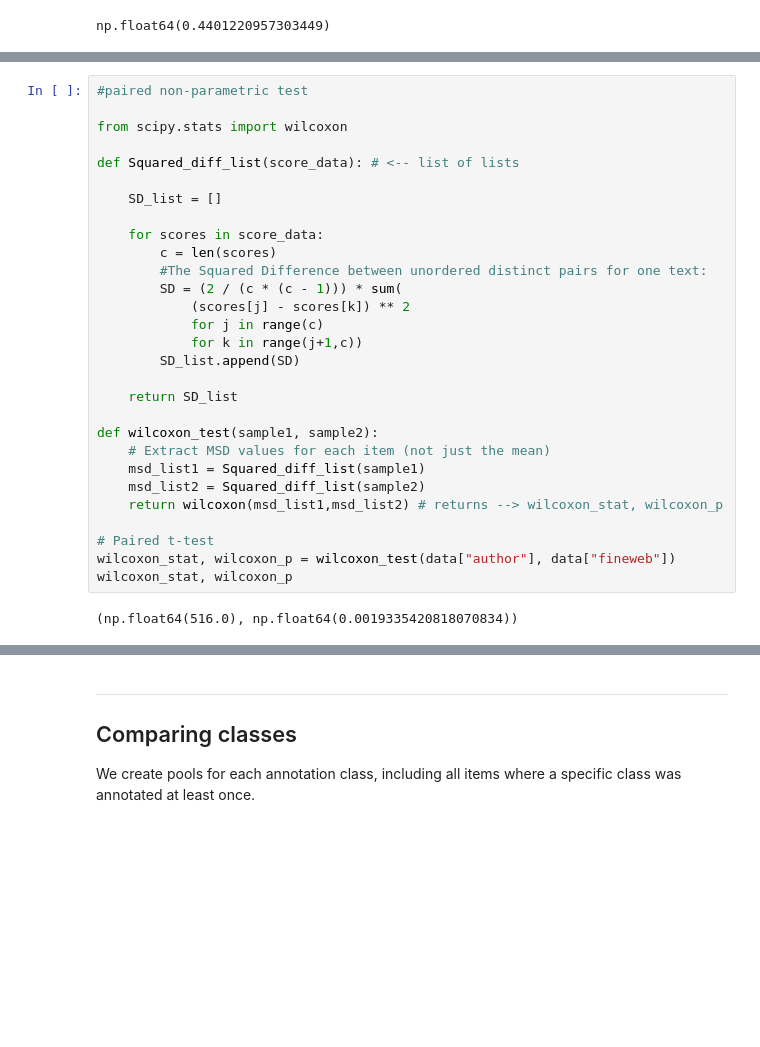
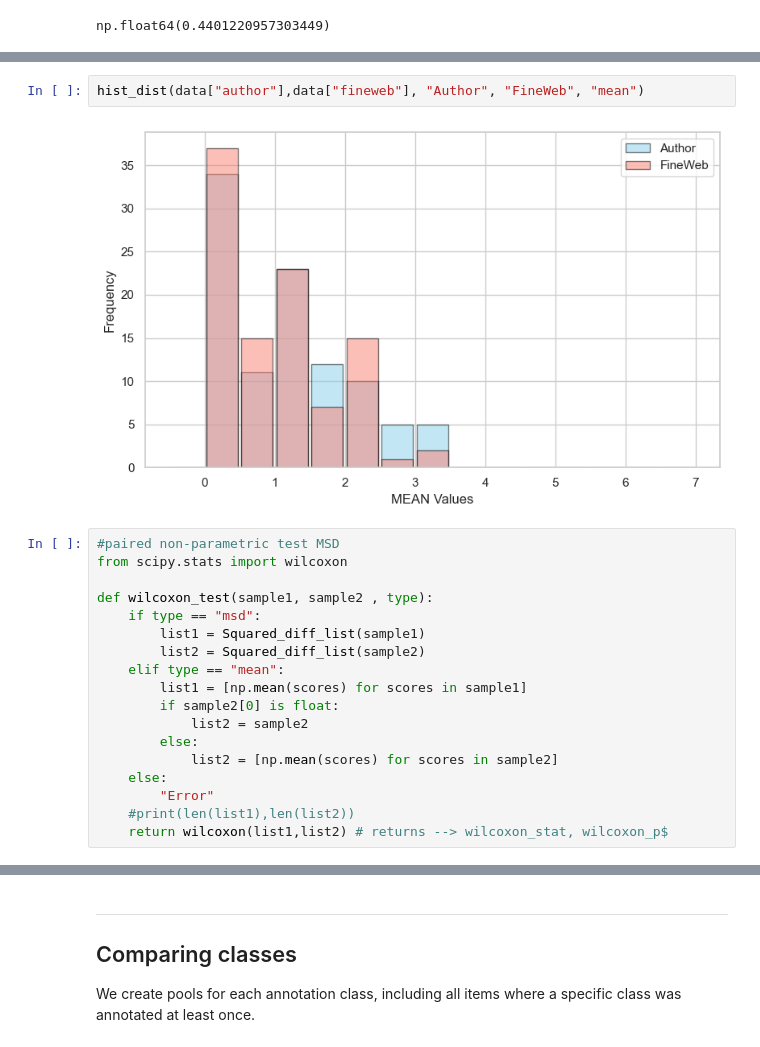
Before and after one commit to DavidLindahl/danish-edu-llm-classifier, a Jupyter notebook: self_annotation/agreement.ipynb, the cells around one changed output, grey strips where cells are left out. Saved outputs shown, nothing was run; the diff lists cells and outputs as text; blank space fills up the shorter version.

```diff
--- a/self_annotation/agreement.ipynb
+++ b/self_annotation/agreement.ipynb
@@ -219,31 +226,22 @@ agreement
+# %%
+hist_dist(data["author"],data["fineweb"], "Author", "FineWeb", "mean")
+# %% [output]
+[figure, added]
 # %%
-#paired non-parametric test
-
+#paired non-parametric test MSD
 from scipy.stats import wilcoxon
 
-def Squared_diff_list(score_data): # <-- list of lists
-
-    SD_list = []
-
-    for scores in score_data:
-        c = len(scores)
-        #The Squared Difference between unordered distinct pairs for one text:
-        SD = (2 / (c * (c - 1))) * sum(
-            (scores[j] - scores[k]) ** 2
-            for j in range(c)
-            for k in range(j+1,c))
-        SD_list.append(SD)
-
-    return SD_list
-
-def wilcoxon_test(sample1, sample2):
-    # Extract MSD values for each item (not just the mean)
-    msd_list1 = Squared_diff_list(sample1)
-    msd_list2 = Squared_diff_list(sample2)
-    return wilcoxon(msd_list1,msd_list2) # returns --> wilcoxon_stat, wilcoxon_p
-
-# Paired t-test
-wilcoxon_stat, wilcoxon_p = wilcoxon_test(data["author"], data["fineweb"])
-wilcoxon_stat, wilcoxon_p
+def wilcoxon_test(sample1, sample2 , type):
+    if type == "msd":
+        list1 = Squared_diff_list(sample1)
+        list2 = Squared_diff_list(sample2)
+    elif type == "mean":
+        list1 = [np.mean(scores) for scores in sample1]
+        if sample2[0] is float:
+            list2 = sample2
+        else:
+            list2 = [np.mean(scores) for scores in sample2]
+    else:
+        "Error"
+    #print(len(list1),len(list2))
+    return wilcoxon(list1,list2) # returns --> wilcoxon_stat, wilcoxon_p$
-# %% [output]
-(np.float64(516.0), np.float64(0.0019335420818070834))
```
Also changed, not shown: parts of 21 cells of this notebook, 1 other file.
